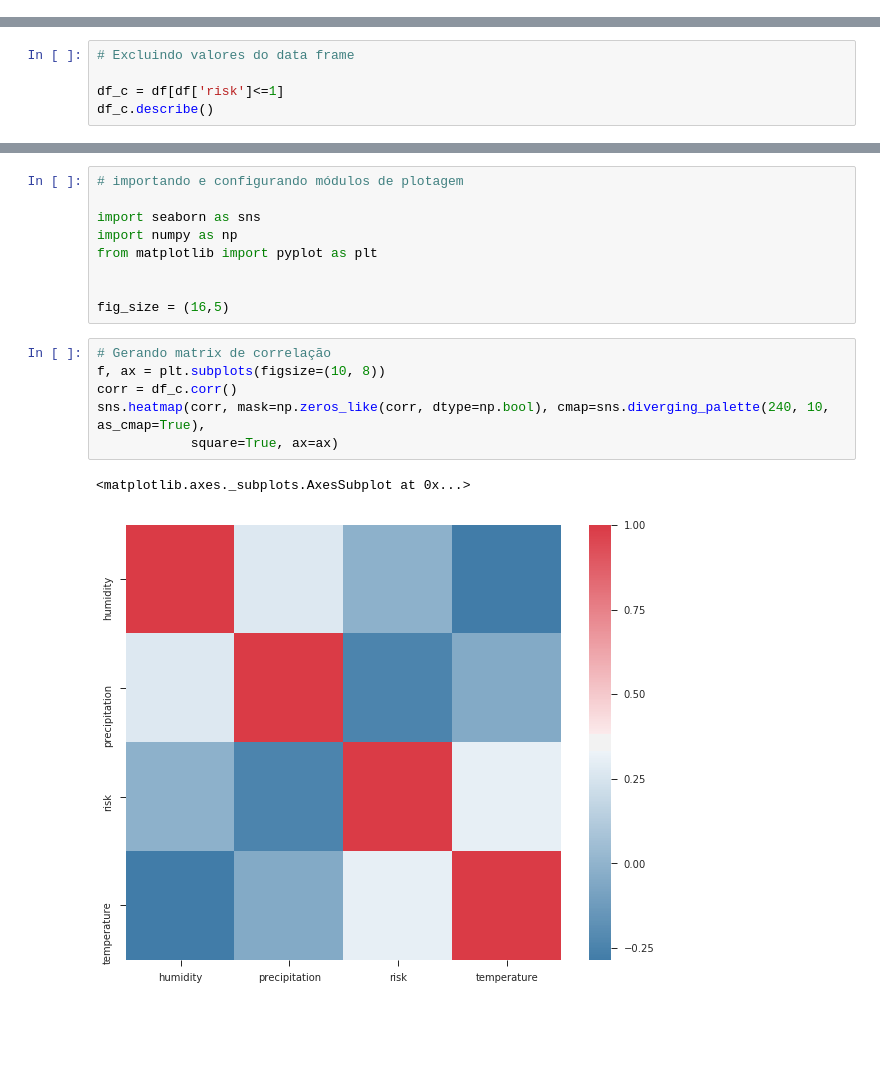
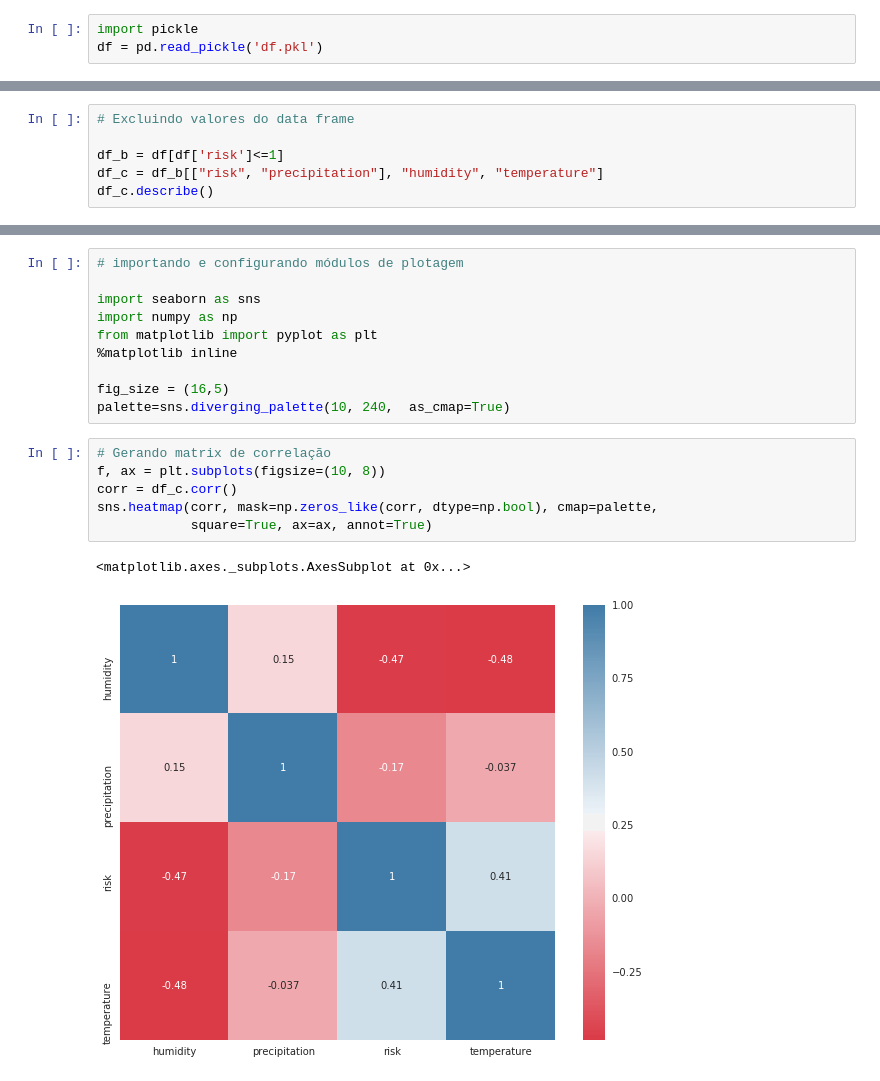
Before and after one commit to vconrado/cap-386, a Jupyter notebook: project/Analise.ipynb, the cells around one changed output, grey strips where cells are left out. Cells and saved outputs as stored; diff of their text form; blank space fills up the shorter version.

```diff
--- a/project/Analise.ipynb
+++ b/project/Analise.ipynb
@@ -61,0 +65,3 @@ Done!
+# %%
+import pickle
+df = pd.read_pickle('df.pkl')
@@ -76,7 +85,8 @@ df.describe()
 # %%
 # Excluindo valores do data frame
 
-df_c = df[df['risk']<=1]
+df_b = df[df['risk']<=1]
+df_c = df_b[["risk", "precipitation"], "humidity", "temperature"]
 df_c.describe()
 # %% [output]
 |  | humidity | precipitation | risk | temperature |
@@ -94,18 +104,19 @@ df_c.describe()
 import seaborn as sns
 import numpy as np
 from matplotlib import pyplot as plt
-
+%matplotlib inline
 
 fig_size = (16,5)
+palette=sns.diverging_palette(10, 240,  as_cmap=True)
 # %%
 # Gerando matrix de correlação
 f, ax = plt.subplots(figsize=(10, 8))
 corr = df_c.corr()
-sns.heatmap(corr, mask=np.zeros_like(corr, dtype=np.bool), cmap=sns.diverging_palette(240, 10,  as_cmap=True),
-            square=True, ax=ax)
+sns.heatmap(corr, mask=np.zeros_like(corr, dtype=np.bool), cmap=palette,
+            square=True, ax=ax, annot=True)
 # %% [output]
 <matplotlib.axes._subplots.AxesSubplot at 0x...>
-[figure, old version]
+[figure, new version]
 # %%
 # Gerando scatterplot matrix
 sns.pairplot(df_c)
```
Also changed, not shown: parts of 39 cells of this notebook, 4 other files.
